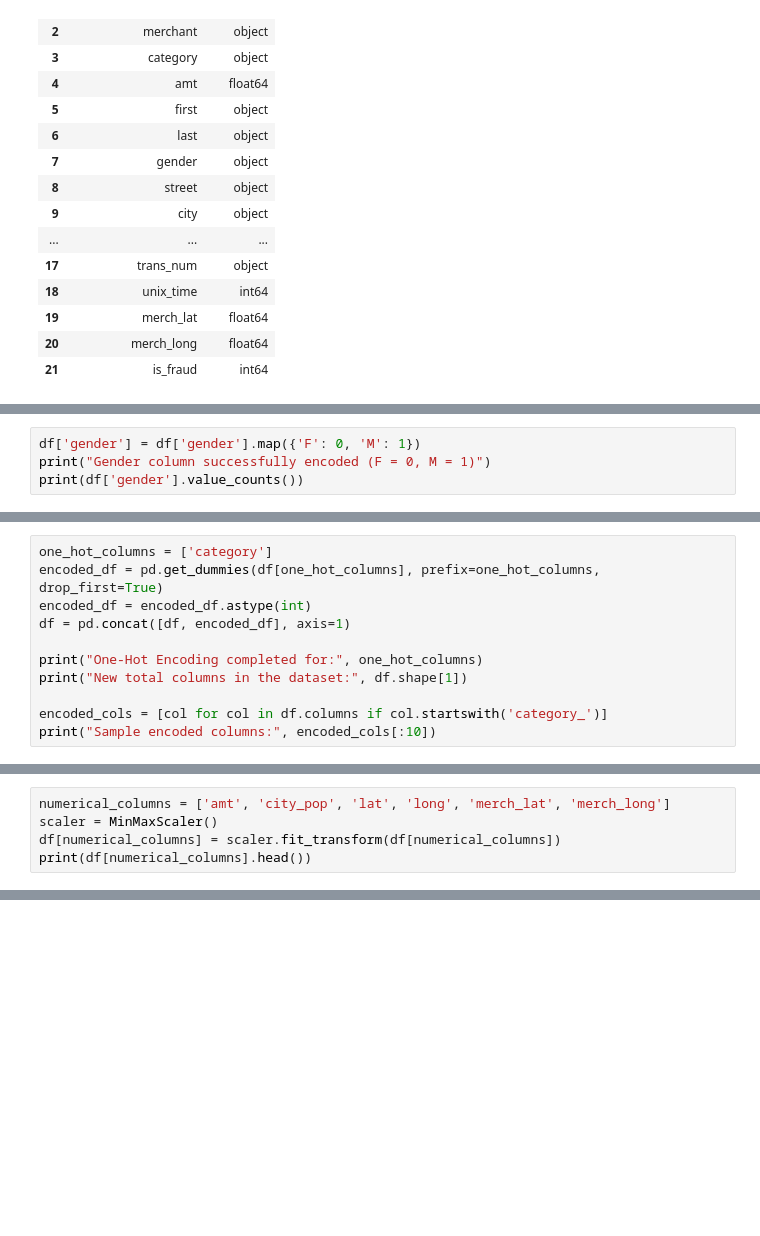
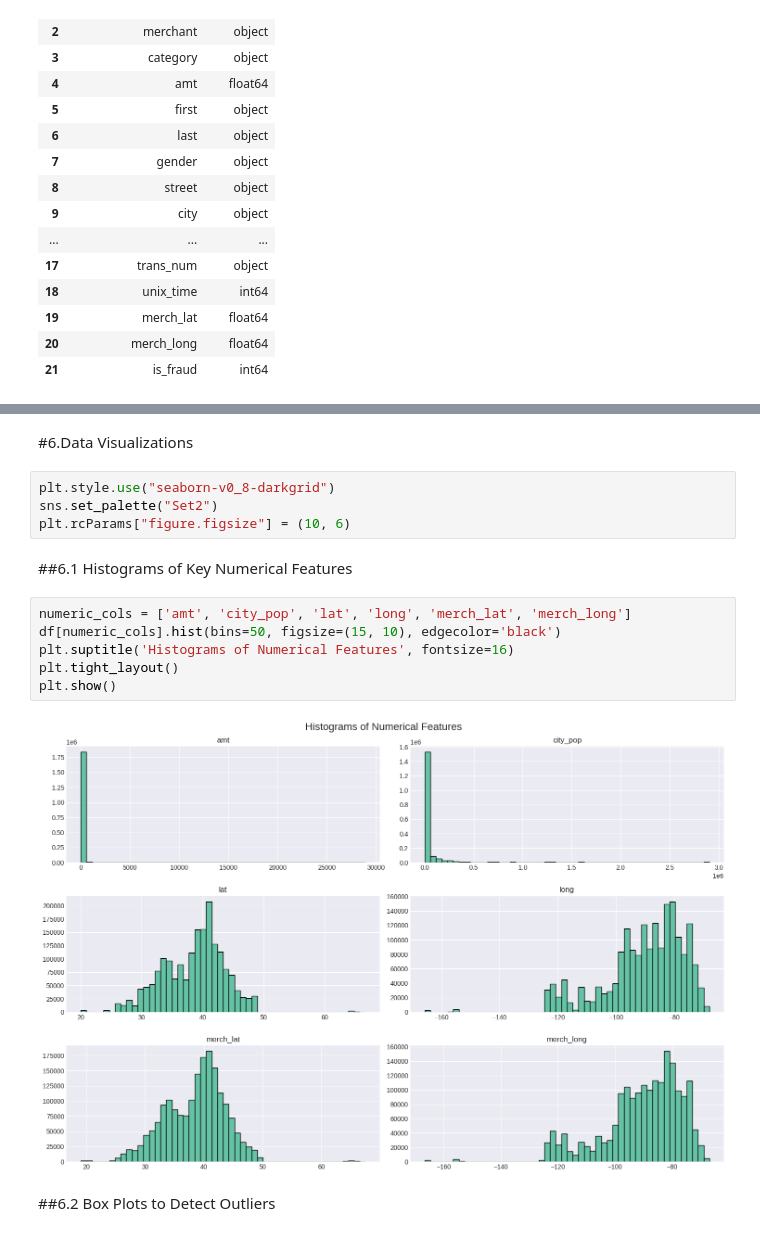
Before and after one commit to usama879/creditcardfraudproject, a Jupyter notebook: CreditCardFraud.ipynb, the cells around one changed output, grey strips where cells are left out. Drawn from its saved outputs; the diff is of its cells as text; blank space fills up the shorter version.

```diff
--- a/CreditCardFraud.ipynb
+++ b/CreditCardFraud.ipynb
@@ -217,4 +122,0 @@ plt.show()
-# %%
-df['gender'] = df['gender'].map({'F': 0, 'M': 1})
-print("Gender column successfully encoded (F = 0, M = 1)")
-print(df['gender'].value_counts())
@@ -229,11 +122,0 @@ Name: count, dtype: int64
-# %%
-one_hot_columns = ['category']
-encoded_df = pd.get_dummies(df[one_hot_columns], prefix=one_hot_columns, drop_first=True)
-encoded_df = encoded_df.astype(int)
-df = pd.concat([df, encoded_df], axis=1)
-
-print("One-Hot Encoding completed for:", one_hot_columns)
-print("New total columns in the dataset:", df.shape[1])
-
-encoded_cols = [col for col in df.columns if col.startswith('category_')]
-print("Sample encoded columns:", encoded_cols[:10])
@@ -246,5 +122,0 @@ Sample encoded columns: ['category_food_dining', 'category_gas_transport', 'cate
-# %%
-numerical_columns = ['amt', 'city_pop', 'lat', 'long', 'merch_lat', 'merch_long']
-scaler = MinMaxScaler()
-df[numerical_columns] = scaler.fit_transform(df[numerical_columns])
-print(df[numerical_columns].head())
@@ -298,0 +165,18 @@ Top 15 Most Influential Features
+# %% [markdown]
+#6.Data Visualizations
+# %%
+plt.style.use("seaborn-v0_8-darkgrid")
+sns.set_palette("Set2")
+plt.rcParams["figure.figsize"] = (10, 6)
+# %% [markdown]
+##6.1 Histograms of Key Numerical Features
+# %%
+numeric_cols = ['amt', 'city_pop', 'lat', 'long', 'merch_lat', 'merch_long']
+df[numeric_cols].hist(bins=50, figsize=(15, 10), edgecolor='black')
+plt.suptitle('Histograms of Numerical Features', fontsize=16)
+plt.tight_layout()
+plt.show()
+# %% [output]
+[figure, added]
+# %% [markdown]
+##6.2 Box Plots to Detect Outliers
```
Also changed, not shown: parts of 71 cells of this notebook.
